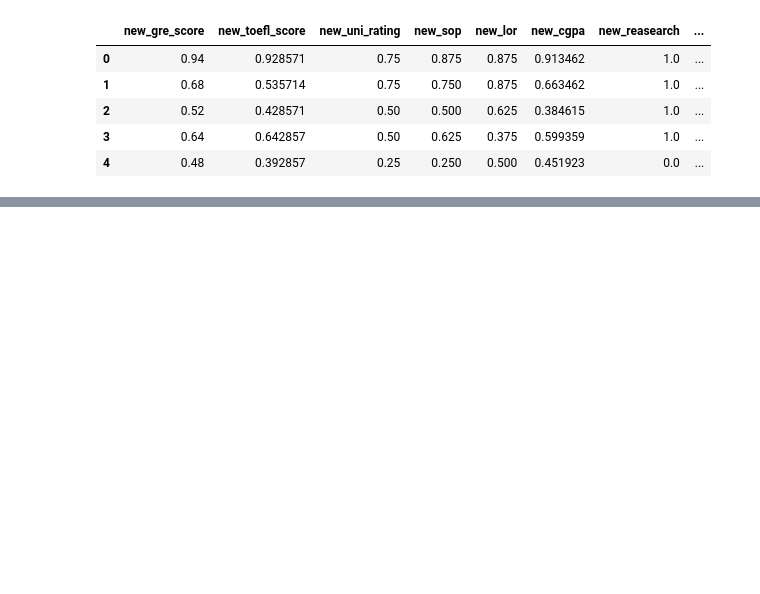
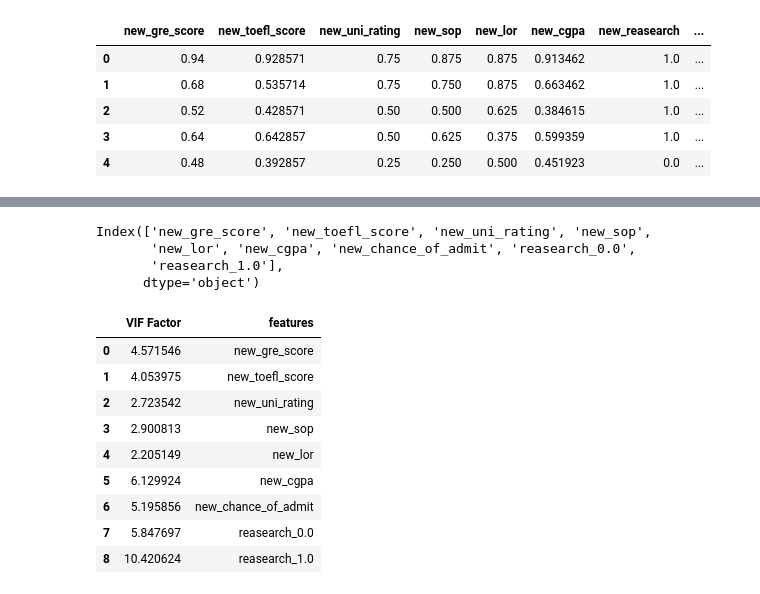
Before and after one commit to yamenkaba/GraduateAdmission2, a Jupyter notebook: GraduateAdmission 2.ipynb, the cells around one changed output, grey strips where cells are left out. Saved outputs shown, nothing was run; the diff lists cells and outputs as text; code cells hidden in the pictures; blank space fills up the shorter version.

```diff
--- a/GraduateAdmission 2.ipynb
+++ b/GraduateAdmission 2.ipynb
@@ -128,0 +109,25 @@ pair = sns.pairplot(full_df, hue="new_reasearch", kind='reg', palette='GnBu')
+# %%
+full_df.columns
+# %% [output]
+Index(['new_gre_score', 'new_toefl_score', 'new_uni_rating', 'new_sop',
+       'new_lor', 'new_cgpa', 'new_chance_of_admit', 'reasearch_0.0',
+       'reasearch_1.0'],
+      dtype='object')
+# %%
+vif = pd.DataFrame()
+vif["VIF Factor"] = [variance_inflation_factor(full_df.loc[:, ['new_gre_score', 'new_toefl_score', 'new_uni_rating', 'new_sop',
+       'new_lor', 'new_cgpa', 'new_chance_of_admit', 'reasearch_0.0', 'reasearch_1.0']].values, i) for i in (range(full_df.shape[1]))]
+vif["features"] = full_df.columns
+# %%
+vif.head(full_df.shape[1])
+# %% [output]
+|  | VIF Factor | features |
+| 0 | 4.571546 | new_gre_score |
+| 1 | 4.053975 | new_toefl_score |
+| 2 | 2.723542 | new_uni_rating |
+| 3 | 2.900813 | new_sop |
+| 4 | 2.205149 | new_lor |
+| 5 | 6.129924 | new_cgpa |
+| 6 | 5.195856 | new_chance_of_admit |
+| 7 | 5.847697 | reasearch_0.0 |
+| 8 | 10.420624 | reasearch_1.0 |
```
Also changed, not shown: parts of 7 cells of this notebook.
